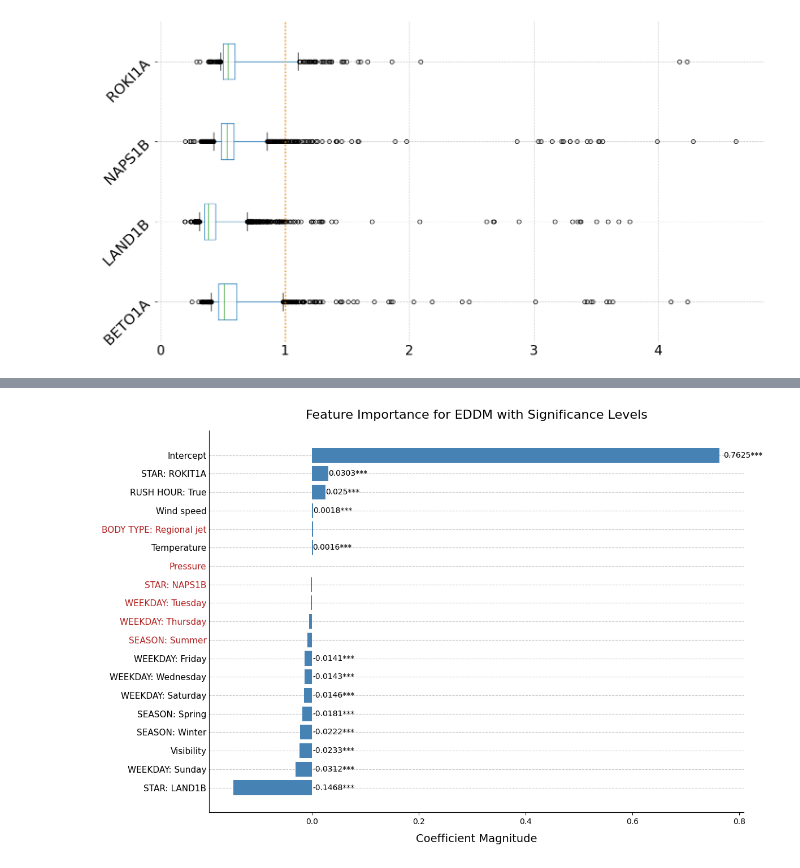
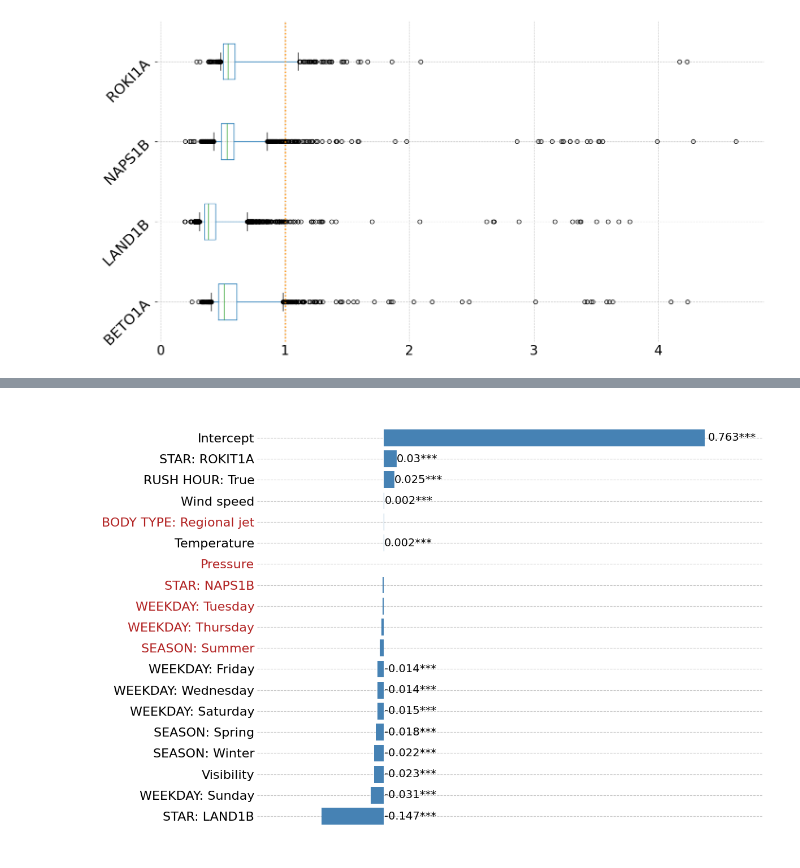
Before and after one commit to ZHAW-ZAV/STAR_shortcut_OSN_paper, a Jupyter notebook: model/02_EDDM_lr.ipynb, the cells around one changed output, grey strips where cells are left out. Cells and saved outputs as stored; diff of their text form; code cells hidden in the pictures.

```diff
--- a/model/02_EDDM_lr.ipynb
+++ b/model/02_EDDM_lr.ipynb
@@ -162,39 +164,40 @@ def significance_stars(p_value):
     elif p_value <= 0.05:
         return '**'
     elif p_value <= 0.10:
         return '*'
     else:
         return ''
 
 plt.figure(figsize=(12, 8))
 plt.barh(range(len(importance)), importance[indices], align='center', color=bar_color)
 
 for i in range(len(importance)):
     pvalue = significance_stars(p_values[indices][i])
     if p_values[indices][i] < 0.05:
         if importance[indices][i] > 0:
-            plt.text(importance[indices][i] * 1.01, i, f'{np.round(importance[indices][i],4)}{pvalue}', va='center', fontsize=10)
+            plt.text(importance[indices][i] * 1.01, i, f'{np.round(importance[indices][i],3)}{pvalue}', va='center', fontsize=14)
         else:
-            plt.text(0.001, i, f'{np.round(importance[indices][i],4)}{pvalue}', va='center', fontsize=10)
+            plt.text(0.001, i, f'{np.round(importance[indices][i],3)}{pvalue}', va='center', fontsize=14)
 
 
-y_labels = plt.yticks(range(len(importance)), features[indices], fontsize=11)
+y_labels = plt.yticks(range(len(importance)), features[indices], fontsize=16)
 for i in range(len(importance)):
     if p_values[indices][i] > 0.05:
         y_labels[1][i].set_color('firebrick')
 
 ax = plt.gca()
+ax.set_xlim(-0.3, 0.9)
 ax.grid(True, axis='y', linestyle='--', alpha=0.7)
 ax.set_axisbelow(True)
 ax.spines['top'].set_visible(False)
 ax.spines['right'].set_visible(False)
-ax.spines['left'].set_visible(True)
-ax.spines['bottom'].set_visible(True)
+ax.spines['left'].set_visible(False)
+ax.spines['bottom'].set_visible(False)
 ax.tick_params(axis='y', which='both', length=0)
-
-plt.xlabel('Coefficient Magnitude', fontsize=14, labelpad=10)
-plt.title('Feature Importance for EDDM with Significance Levels', fontsize=16, pad=15)
+plt.tick_params(axis='x', which='both', bottom=False, top=False, labelbottom=False)
+plt.xlabel('')
+plt.title('')
 plt.tight_layout()
 plt.show()
 # %% [output]
-[figure, old version]
+[figure, new version]
```
Also changed, not shown: parts of 2 cells of this notebook, 6 other files.
